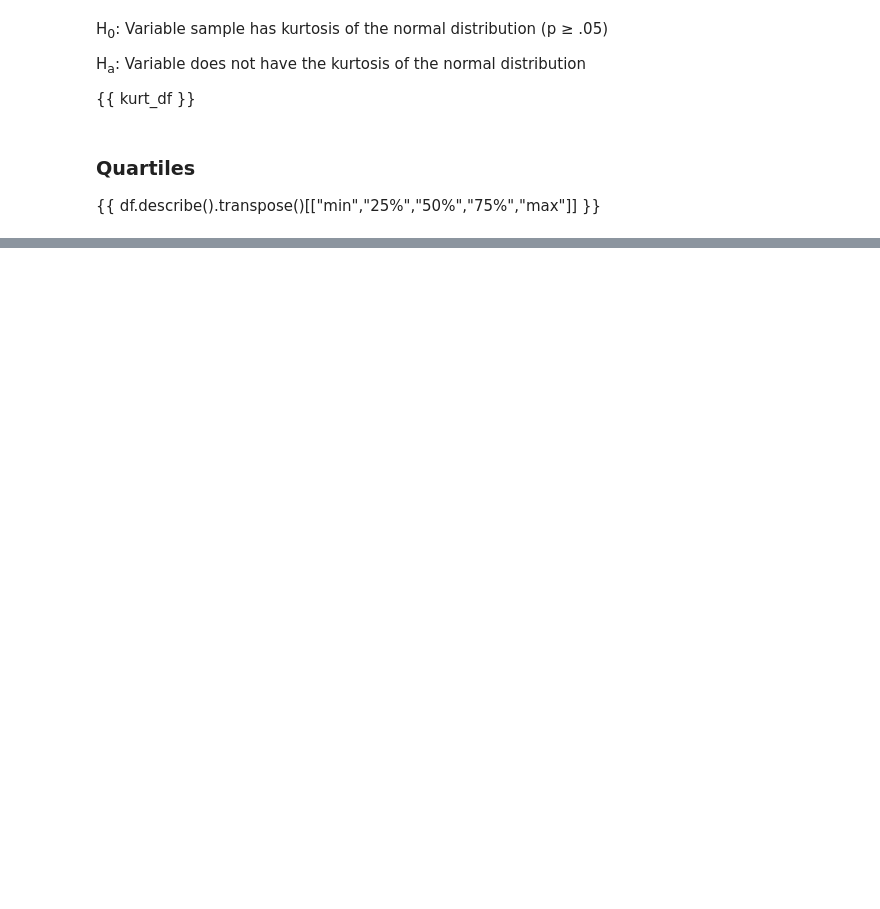
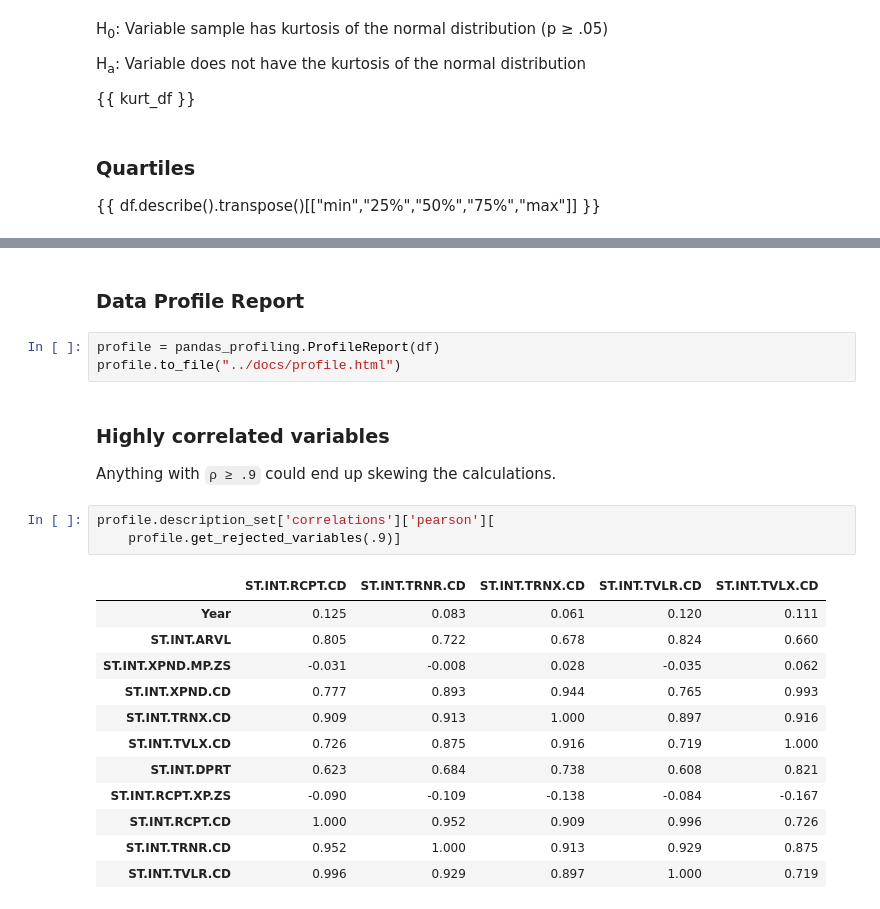
Before and after one commit to noahbjohnson/senior-project, a Jupyter notebook: notebooks/3.ipynb, the cells around one changed output, grey strips where cells are left out. Cells and saved outputs as stored; diff of their text form; blank space fills up the shorter version.

```diff
--- a/notebooks/3.ipynb
+++ b/notebooks/3.ipynb
@@ -105,0 +121,24 @@ plt.show()
+# %% [markdown]
+### Data Profile Report
+# %%
+profile = pandas_profiling.ProfileReport(df)
+profile.to_file("../docs/profile.html")
+# %% [markdown]
+### Highly correlated variables
+Anything with `ρ ≥ .9` could end up skewing the calculations.
+# %%
+profile.description_set['correlations']['pearson'][
+    profile.get_rejected_variables(.9)]
+# %% [output]
+|  | ST.INT.RCPT.CD | ST.INT.TRNR.CD | ST.INT.TRNX.CD | ST.INT.TVLR.CD | ST.INT.TVLX.CD |
+| Year | 0.125 | 0.083 | 0.061 | 0.120 | 0.111 |
+| ST.INT.ARVL | 0.805 | 0.722 | 0.678 | 0.824 | 0.660 |
+| ST.INT.XPND.MP.ZS | -0.031 | -0.008 | 0.028 | -0.035 | 0.062 |
+| ST.INT.XPND.CD | 0.777 | 0.893 | 0.944 | 0.765 | 0.993 |
+| ST.INT.TRNX.CD | 0.909 | 0.913 | 1.000 | 0.897 | 0.916 |
+| ST.INT.TVLX.CD | 0.726 | 0.875 | 0.916 | 0.719 | 1.000 |
+| ST.INT.DPRT | 0.623 | 0.684 | 0.738 | 0.608 | 0.821 |
+| ST.INT.RCPT.XP.ZS | -0.090 | -0.109 | -0.138 | -0.084 | -0.167 |
+| ST.INT.RCPT.CD | 1.000 | 0.952 | 0.909 | 0.996 | 0.726 |
+| ST.INT.TRNR.CD | 0.952 | 1.000 | 0.913 | 0.929 | 0.875 |
+| ST.INT.TVLR.CD | 0.996 | 0.929 | 0.897 | 1.000 | 0.719 |
```
Also changed, not shown: parts of 39 cells of this notebook.
